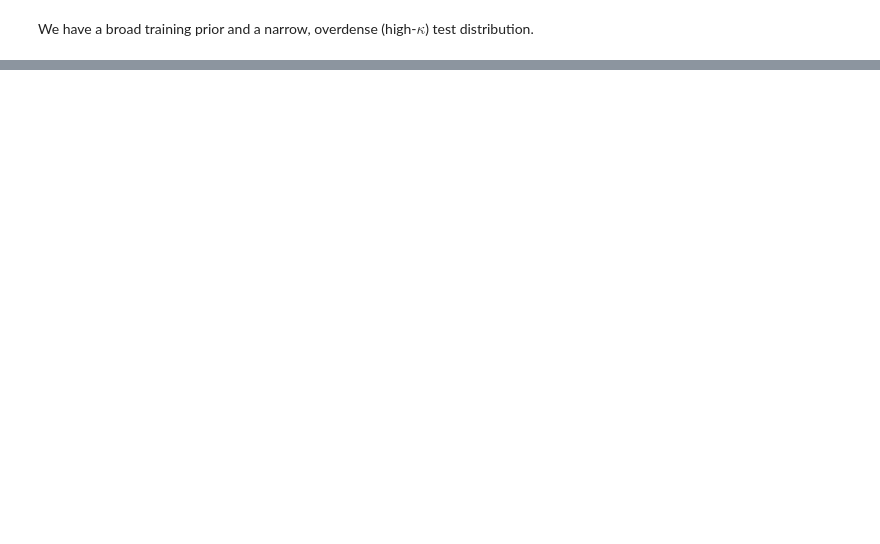
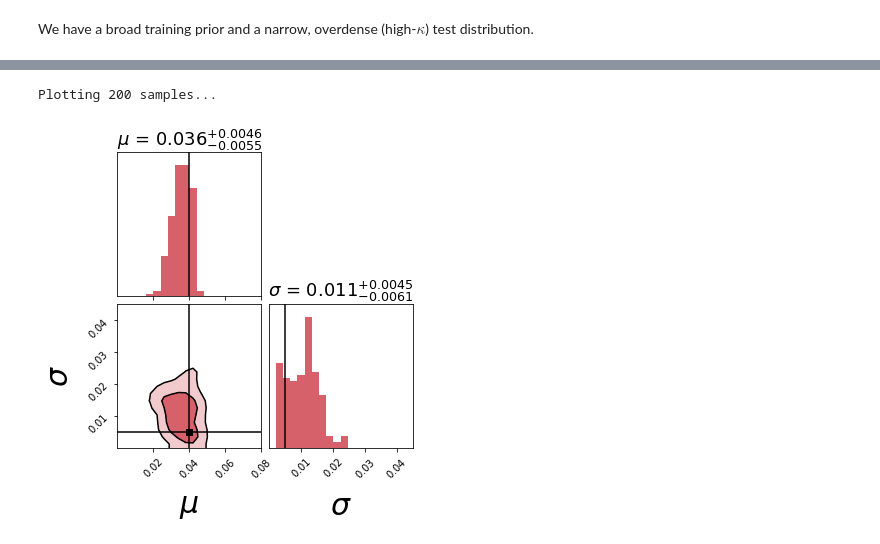
Before and after one commit to jiwoncpark/node-to-joy, a Jupyter notebook: demo/Hierarchical_Inference_Test.ipynb, the cells around one changed output, grey strips where cells are left out. Drawn from its saved outputs; the diff is of its cells as text; code cells hidden in the pictures; blank space fills up the shorter version.

```diff
--- a/demo/Hierarchical_Inference_Test.ipynb
+++ b/demo/Hierarchical_Inference_Test.ipynb
@@ -130,34 +150,37 @@ infer_obj.visualize_omega_post(log_idx=1,
                                corner_kwargs=dict(
                                                  range=[[0, 0.08], [0, 0.045]],
                                                  color='#d6616b',
                                                  smooth=1.0,
                                                  alpha=1.0,
                                                  truths=np.array([0.04, 0.005]),
                                                  label_kwargs={'fontsize': 30},
                                                  labels=[r'$\mu$', r'$\sigma$'],
                                                  fill_contours=True,
                                                  plot_datapoints=False,
                                                  plot_contours=True,
                                                  show_titles=True,
                                                  levels=[0.68, 0.95],
                                                  truth_color='k',
                                                  contour_kwargs=dict(linestyles='solid', colors='k'),
                                       #contourf_kwargs=dict(colors='#843c39'),
                                                  quiet=True,
                                                  #quantiles=[0.5 - 0.34, 0.5 + 0.34],
                                                  title_fmt=".2g",
                                                  fig=None,
                                                  title_kwargs={'fontsize': 18},
                                                  #range=[0.99]*len(cols_to_plot),
                                                  use_math_text=True,
                                                  hist_kwargs=dict(density=True,
                                                                   histtype='stepfilled',))
                                                  ,
                                chain_kwargs=dict(
                                                  flat=True,
                                                  thin=1,
-                                                 discard=80
+                                                 discard=10
                                                  ))
+# %% [output]
+Plotting 200 samples...
+[figure, added]
 # %%
 infer_obj.visualize_omega_post(log_idx=None,
                                chain_path=chain_path,
```
Also changed, not shown: parts of 12 cells of this notebook.
